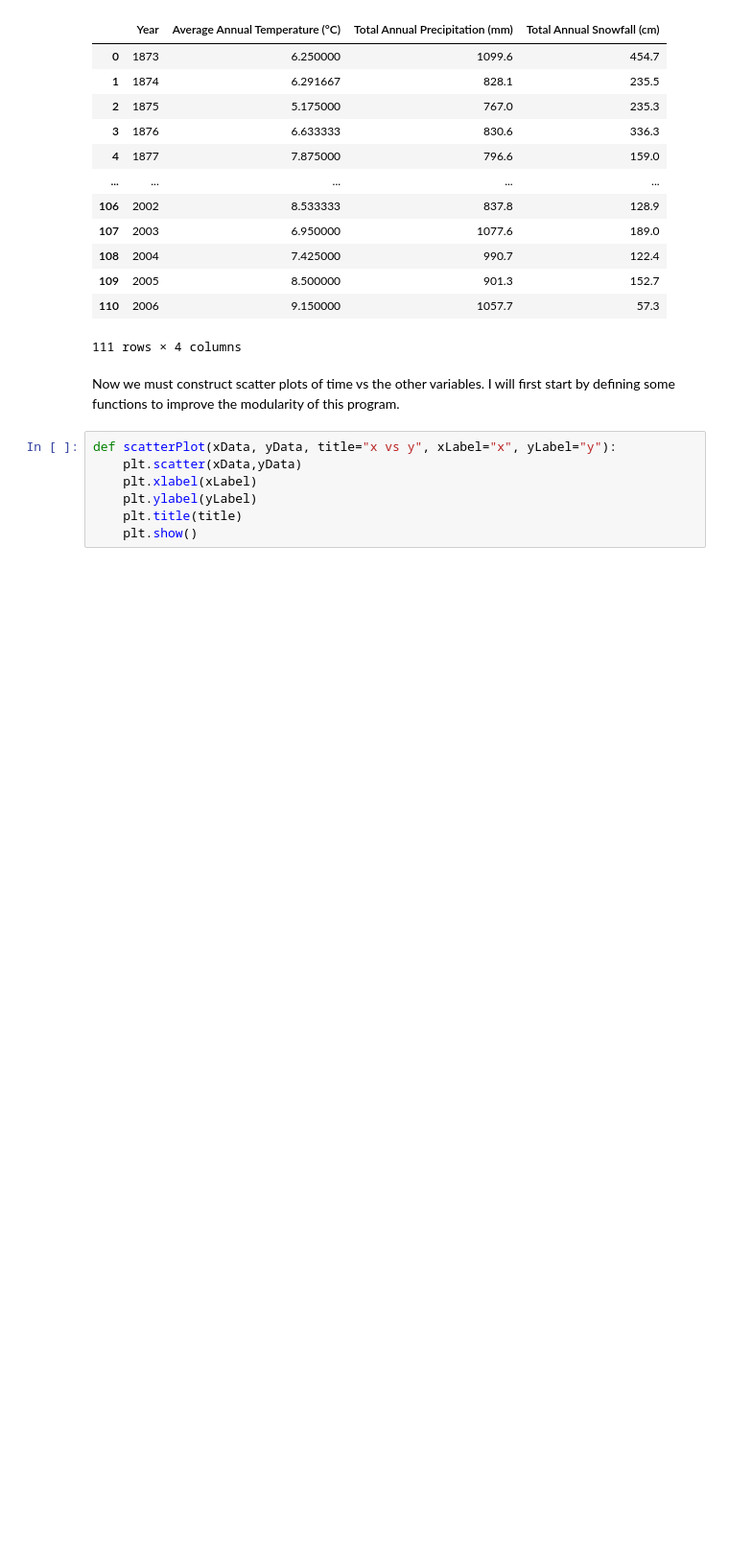
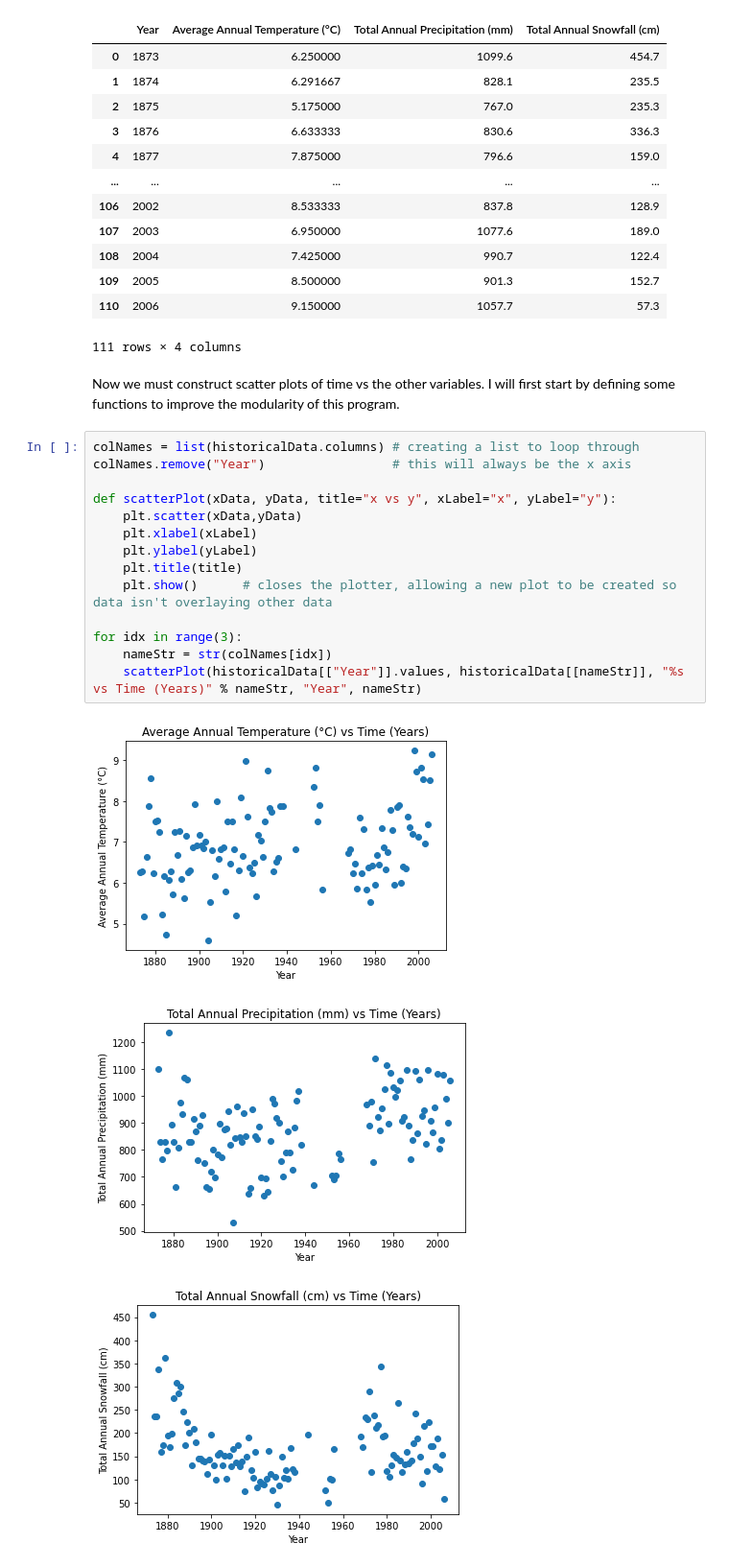
Before and after one commit to mattyli/data-science-interview-prep, a Jupyter notebook: EWA-datascience-practice/climate-change-in-ktwon.ipynb, the cells around one changed output. Shown at 96% size. Cells and saved outputs as stored; diff of their text form; blank space fills up the shorter version.

Commit message:
Added scatter function and plotted data

```diff
--- a/EWA-datascience-practice/climate-change-in-ktwon.ipynb
+++ b/EWA-datascience-practice/climate-change-in-ktwon.ipynb
@@ -29,9 +29,20 @@ display(historicalData)
 # %% [markdown]
 Now we must construct scatter plots of time vs the other variables. I will first start by defining some functions to improve the modularity of this program.
 # %%
+colNames = list(historicalData.columns) # creating a list to loop through
+colNames.remove("Year")                 # this will always be the x axis
+
 def scatterPlot(xData, yData, title="x vs y", xLabel="x", yLabel="y"):
     plt.scatter(xData,yData)
     plt.xlabel(xLabel)
     plt.ylabel(yLabel)
     plt.title(title)
-    plt.show()
+    plt.show()      # closes the plotter, allowing a new plot to be created so data isn't overlaying other data
+
+for idx in range(3):
+    nameStr = str(colNames[idx])
+    scatterPlot(historicalData[["Year"]].values, historicalData[[nameStr]], "%s vs Time (Years)" % nameStr, "Year", nameStr)
+# %% [output]
+[figure, added]
+[figure, added]
+[figure, added]
```
Also changed, not shown: parts of 2 cells of this notebook.
